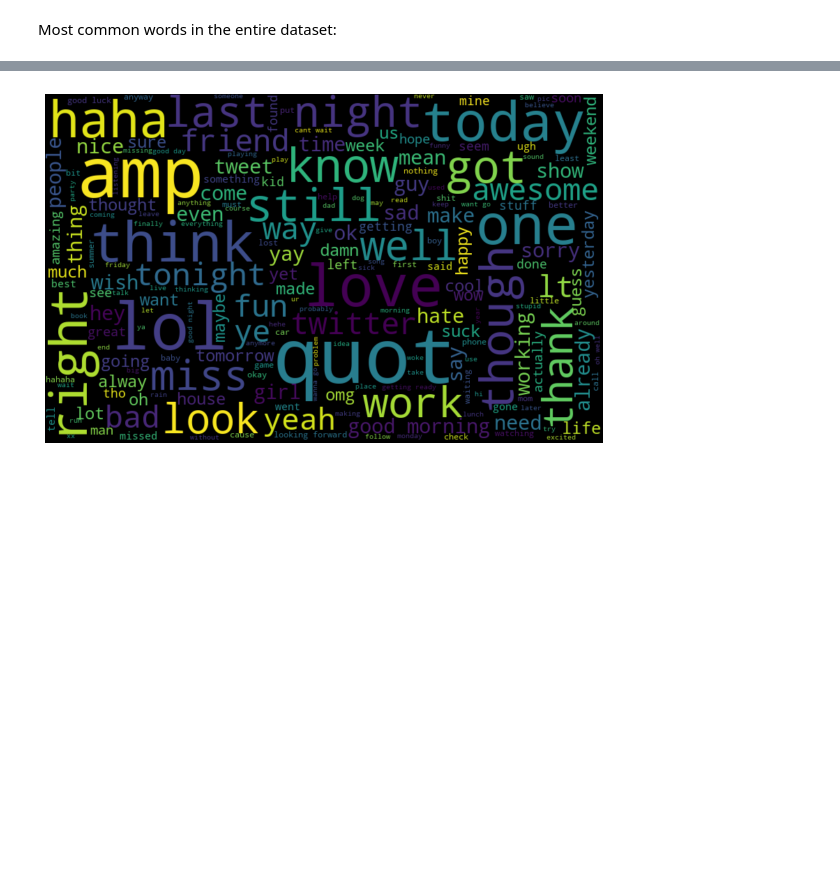
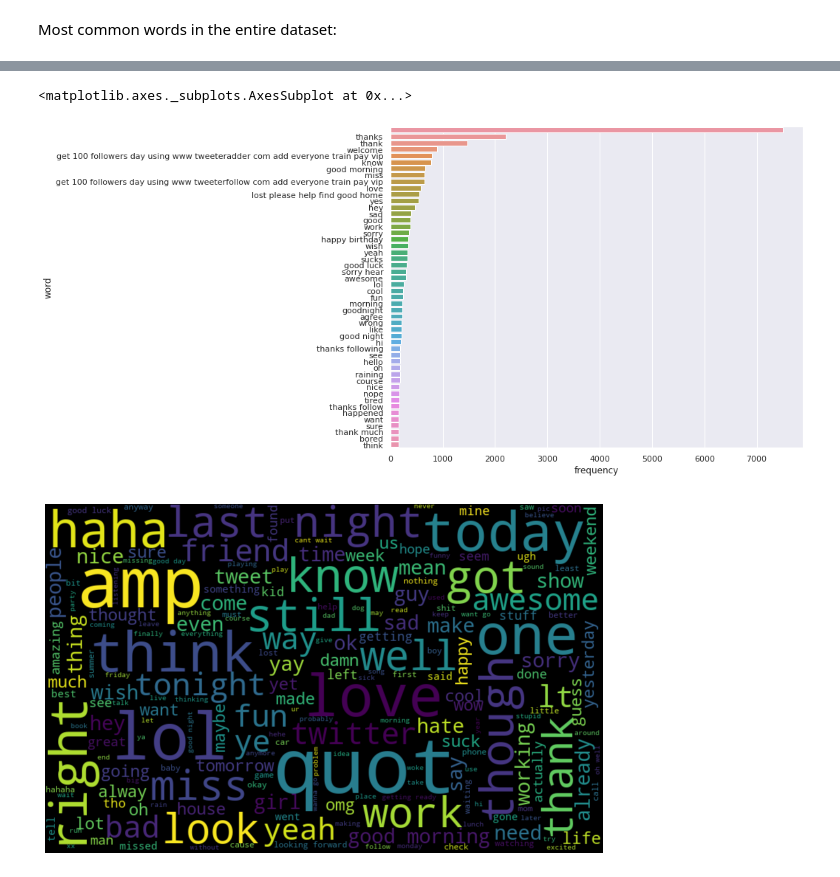
Before and after one commit to Bhuvanjeet/Sentiment-Analysis-with-tweets-using-NLP, a Jupyter notebook: sentiment_analysis.ipynb, the cells around one changed output, grey strips where cells are left out. Drawn from its saved outputs; the diff is of its cells as text; code cells hidden in the pictures; blank space fills up the shorter version.

```diff
--- a/sentiment_analysis.ipynb
+++ b/sentiment_analysis.ipynb
@@ -350,2 +364,6 @@ from wordcloud import WordCloud
 # %% [markdown]
 Most common words in the entire dataset:
+# %%
+sns.set(style="darkgrid")
+counts = Counter(df1['detoken']).most_common(50)
+df_counts = pd.DataFrame(counts)
@@ -352,3 +379,11 @@ Most common words in the entire dataset:
+# %%
+df_counts.columns = ['word', 'frequency']
+# %%
+plt.figure(figsize=(10,8))
+sns.barplot(y="word", x='frequency',data=df_counts)
+# %% [output]
+<matplotlib.axes._subplots.AxesSubplot at 0x...>
+[figure, added]
 # %%
 all_words = ' '.join([text for text in df1['detoken']])
 wordcloud = WordCloud(width=800, height=500, random_state=21, max_font_size=110).generate(all_words)
```
Also changed, not shown: parts of 16 cells of this notebook.
